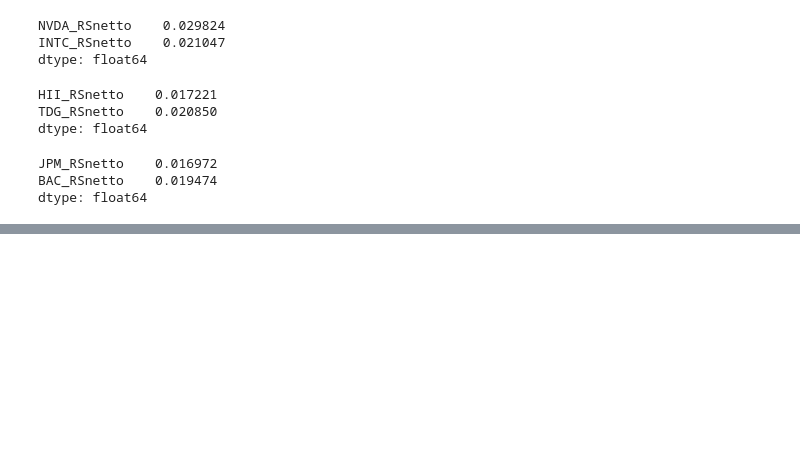
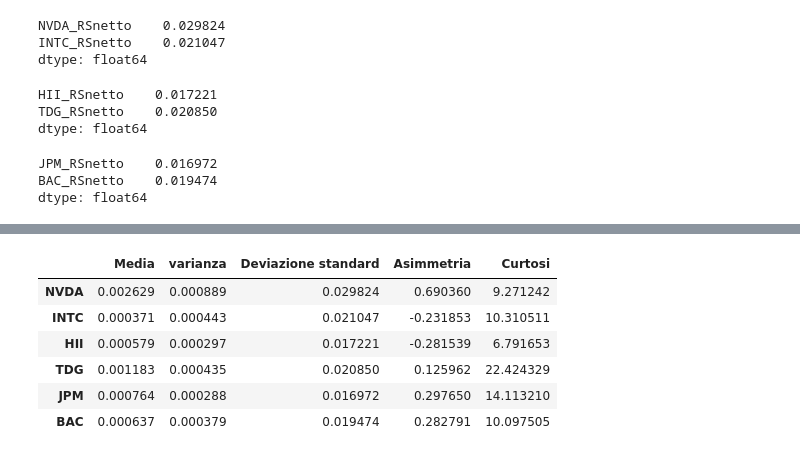
Before and after one commit to IlRickIs/BISF-project, a Jupyter notebook: project.ipynb, the cells around one changed output, grey strips where cells are left out. Drawn from its saved outputs; the diff is of its cells as text; code cells hidden in the pictures; blank space fills up the shorter version.

```diff
--- a/project.ipynb
+++ b/project.ipynb
@@ -280,0 +327,18 @@ dtype: float64
+# %%
+#calcolare le statistiche univariate
+stats_df = pd.DataFrame(index=rsNetti_df.columns)
+stats_df["Media"] = rsNetti_df.mean()
+stats_df["varianza"] = rsNetti_df.var()
+stats_df["Deviazione standard"] = rsNetti_df.std()
+stats_df["Asimmetria"] = rsNetti_df.skew()
+stats_df["Curtosi"] = rsNetti_df.kurt()
+
+stats_df
+# %% [output]
+|  | Media | varianza | Deviazione standard | Asimmetria | Curtosi |
+| NVDA | 0.002629 | 0.000889 | 0.029824 | 0.690360 | 9.271242 |
+| INTC | 0.000371 | 0.000443 | 0.021047 | -0.231853 | 10.310511 |
+| HII | 0.000579 | 0.000297 | 0.017221 | -0.281539 | 6.791653 |
+| TDG | 0.001183 | 0.000435 | 0.020850 | 0.125962 | 22.424329 |
+| JPM | 0.000764 | 0.000288 | 0.016972 | 0.297650 | 14.113210 |
+| BAC | 0.000637 | 0.000379 | 0.019474 | 0.282791 | 10.097505 |
```
Also changed, not shown: parts of 18 cells of this notebook, 1 other file.
